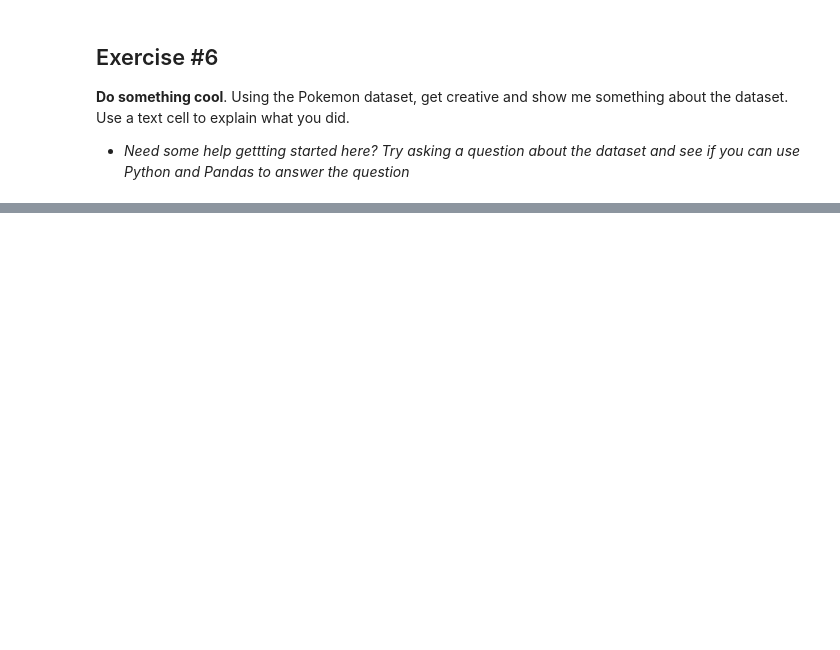
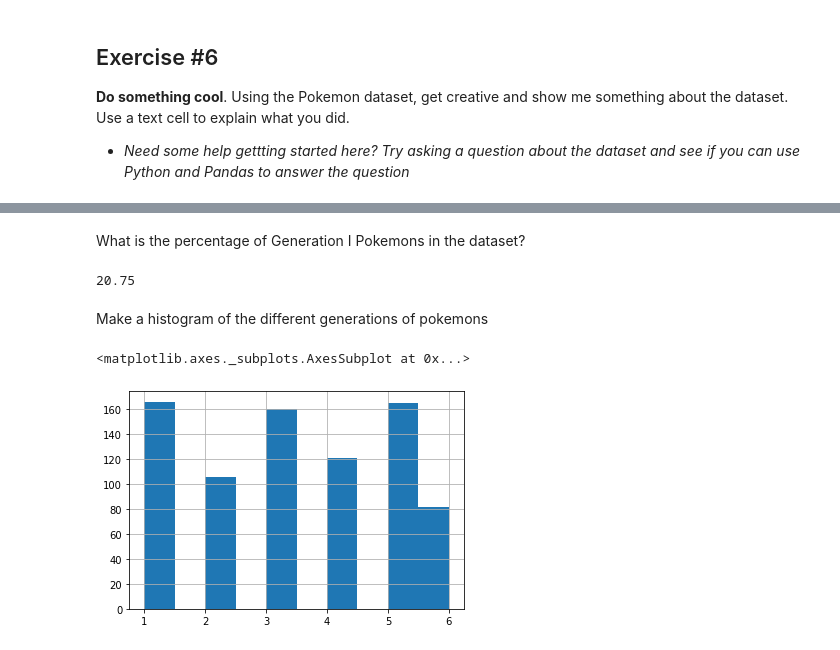
Before and after one commit to ZofiaLandowska/notes, a Jupyter notebook: notebook1_landowska.ipynb, the cells around one changed output, grey strips where cells are left out. Cells and saved outputs as stored; diff of their text form; code cells hidden in the pictures; blank space fills up the shorter version.

```diff
--- a/notebook1_landowska.ipynb
+++ b/notebook1_landowska.ipynb
@@ -68,0 +115,13 @@ Which primary type of pokemon is the overall strongest? (not looking for philsop
+# %% [markdown]
+What is the percentage of Generation I Pokemons in the dataset?
+# %%
+poke[(poke.Generation == 1)].shape[0]/poke.shape[0] * 100
+# %% [output]
+20.75
+# %% [markdown]
+Make a histogram of the different generations of pokemons
+# %%
+poke['Generation'].hist()
+# %% [output]
+<matplotlib.axes._subplots.AxesSubplot at 0x...>
+[figure, added]
```
Also changed, not shown: parts of 7 cells of this notebook.
